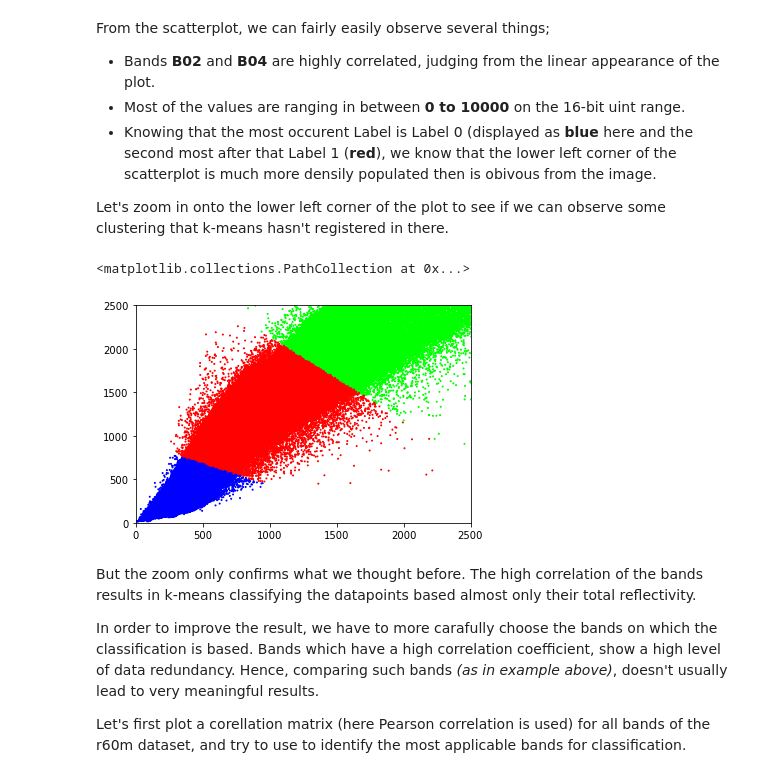
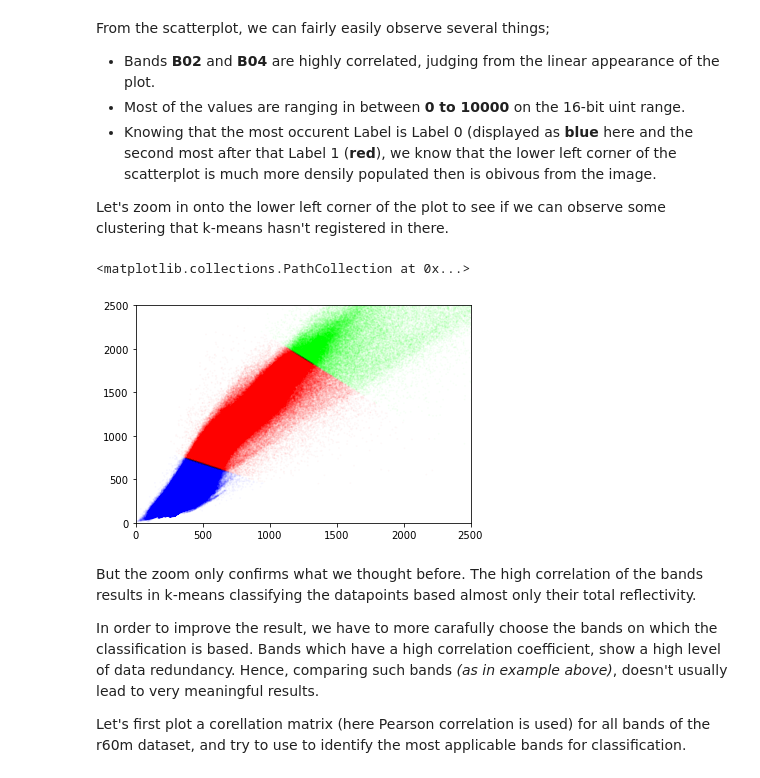
Before and after one commit to ondrej-vesely/GEO1001-hw2, a Jupyter notebook: hw2.ipynb, the cells around one changed output. Drawn from its saved outputs; the diff is of its cells as text; code cells hidden in the pictures.

```diff
--- a/hw2.ipynb
+++ b/hw2.ipynb
@@ -119,10 +119,10 @@ Let's zoom in onto the lower left corner of the plot to see if we can observe so
 # %%
 plt.xlim(0, 2500)
 plt.ylim(0, 2500)
-plt.scatter(stack.T[0], stack.T[1], s=1, c=kmeans.labels_, cmap='brg')
+plt.scatter(stack.T[0], stack.T[1], c=kmeans.labels_, cmap='brg', s=1, alpha=0.02)
 # %% [output]
 <matplotlib.collections.PathCollection at 0x...>
-[figure, old version]
+[figure, new version]
 # %% [markdown]
 But the zoom only confirms what we thought before. The high correlation of the bands results in k-means classifying the datapoints based almost only their total reflectivity.
 
```
Also changed, not shown: parts of 2 cells of this notebook.
